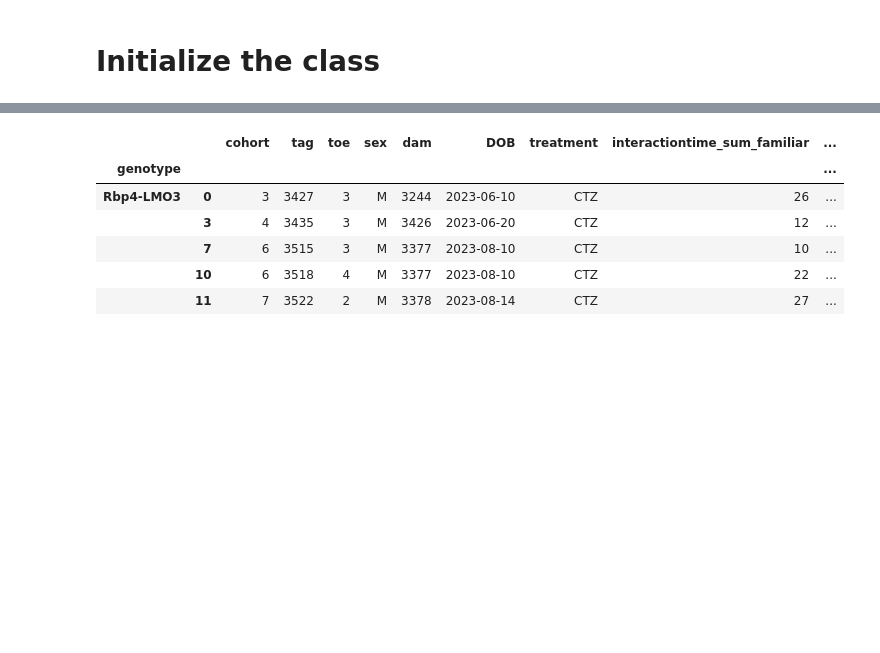
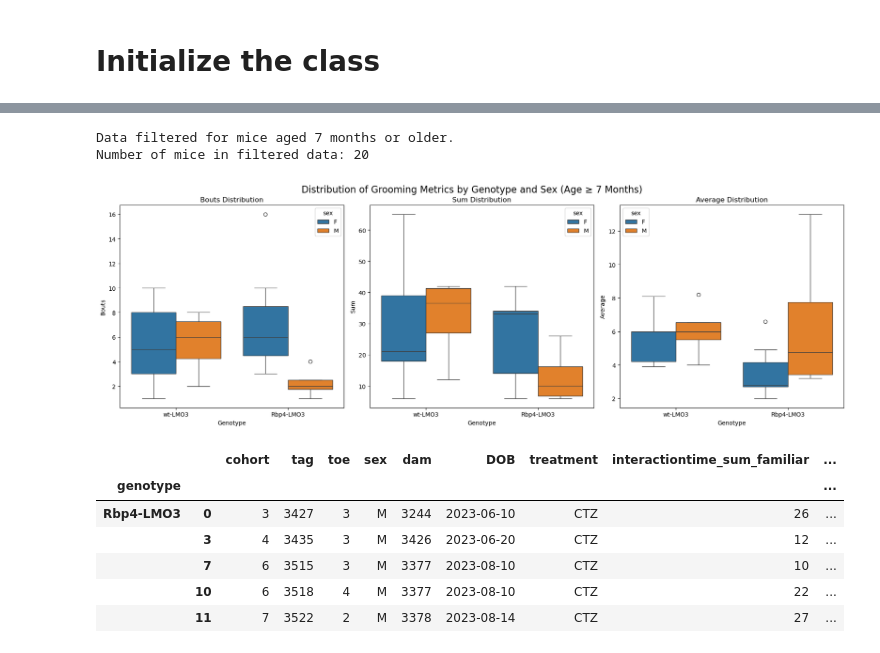
Before and after one commit to ecresp1el/ezpzmouseanalytics, a Jupyter notebook: notebooks/ezpz_analysis.ipynb, the cells around one changed output, grey strips where cells are left out. Saved outputs shown, nothing was run; the diff lists cells and outputs as text; code cells hidden in the pictures; blank space fills up the shorter version.

```diff
--- a/notebooks/ezpz_analysis.ipynb
+++ b/notebooks/ezpz_analysis.ipynb
@@ -826,3 +1392,9 @@ Columns after renaming: ['cohort', 'tag', 'toe', 'sex', 'dam', 'DOB', 'genotype'
+# %%
+mouse_analysis_grooming.plot_distributions(min_age=7)  # Analyze mice 3 months or younger
+# %% [output]
+Data filtered for mice aged 7 months or older.
+Number of mice in filtered data: 20
+[figure, added]
 # %%
 mouse_analysis.genotype_nested_df.head()
 # %% [output]
```
Also changed, not shown: parts of 10 cells of this notebook, 1 other file.
